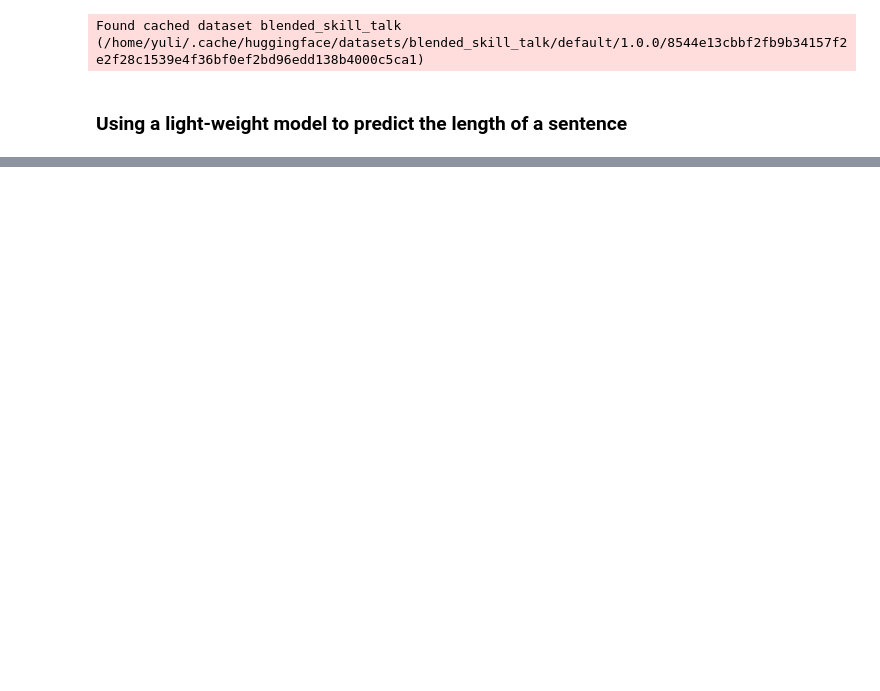
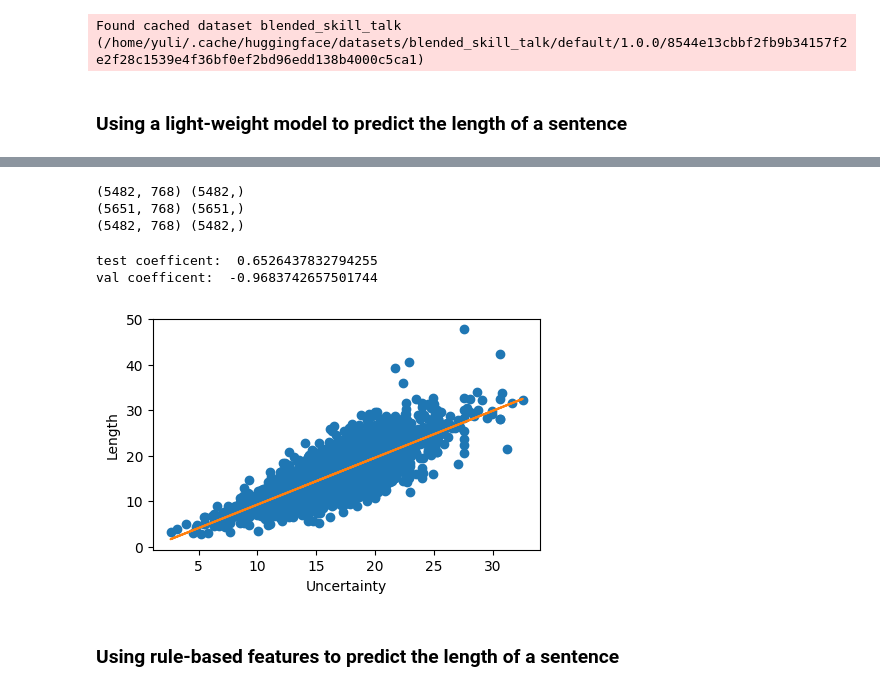
Before and after one commit to yul091/ASR_Uncertainty, a Jupyter notebook: notebooks/length_study.ipynb, the cells around one changed output, grey strips where cells are left out. Saved outputs shown, nothing was run; the diff lists cells and outputs as text; code cells hidden in the pictures; blank space fills up the shorter version.

```diff
--- a/notebooks/length_study.ipynb
+++ b/notebooks/length_study.ipynb
@@ -422,0 +435,53 @@ ModuleNotFoundError: No module named 'seq2seq'
+# %%
+sent_encoder = SentenceEncoder(device='cuda')
+
+train_src_embeds = sent_encoder.encode(grouped_train_df['src'].tolist())
+val_src_embeds = sent_encoder.encode(grouped_val_df['src'].tolist())
+test_src_embeds = sent_encoder.encode(grouped_test_df['src'].tolist())
+# %%
+X_train = train_src_embeds.detach().cpu().numpy()
+Y_train = grouped_train_df['tgt_len'].apply(lambda x: np.mean(x)).to_numpy(dtype=np.float32)
+print(X_train.shape, Y_train.shape)
+
+X_val = val_src_embeds.detach().cpu().numpy()
+Y_val = grouped_val_df['tgt_len'].apply(lambda x: np.mean(x)).to_numpy(dtype=np.float32)
+print(X_val.shape, Y_val.shape)
+
+X_test = test_src_embeds.detach().cpu().numpy()
+Y_test = grouped_test_df['tgt_len'].apply(lambda x: np.mean(x)).to_numpy(dtype=np.float32)
+print(X_test.shape, Y_test.shape)
+# %% [output]
+(5482, 768) (5482,)
+(5651, 768) (5651,)
+(5482, 768) (5482,)
+# %%
+from sklearn.neural_network import MLPRegressor
+
+regr = MLPRegressor(random_state=1, max_iter=500).fit(X_train, Y_train)
+# %%
+pred_test = regr.predict(X_test)
+pred_test_score = regr.score(X_test, Y_test) # the coefficient of determination of the prediction
+print('test coefficent: ', pred_test_score)
+
+pred_val = regr.predict(X_val)
+pred_val_score = regr.score(X_val, Y_val) # the coefficient of determination of the prediction
+print('val coefficent: ', pred_val_score)
+# %% [output]
+test coefficent:  0.6526437832794255
+val coefficent:  -0.9683742657501744
+# %%
+# Fit a linear regression line to the data
+coefficients = np.polyfit(pred_test, Y_test, 1)
+p = np.poly1d(coefficients)
+
+plt.figure(figsize=(5, 3))
+plt.plot(pred_test, Y_test, 'o', label='data')
+plt.plot(pred_test, p(pred_test), '-', label='fit')
+plt.xlabel('Uncertainty')
+plt.ylabel('Length')
+plt.savefig('../figures/uncertainty_length.pdf', bbox_inches='tight')
+plt.show()
+# %% [output]
+[figure, added]
+# %% [markdown]
+### Using rule-based features to predict the length of a sentence
```
Also changed, not shown: parts of 21 cells of this notebook, 2 other files.
